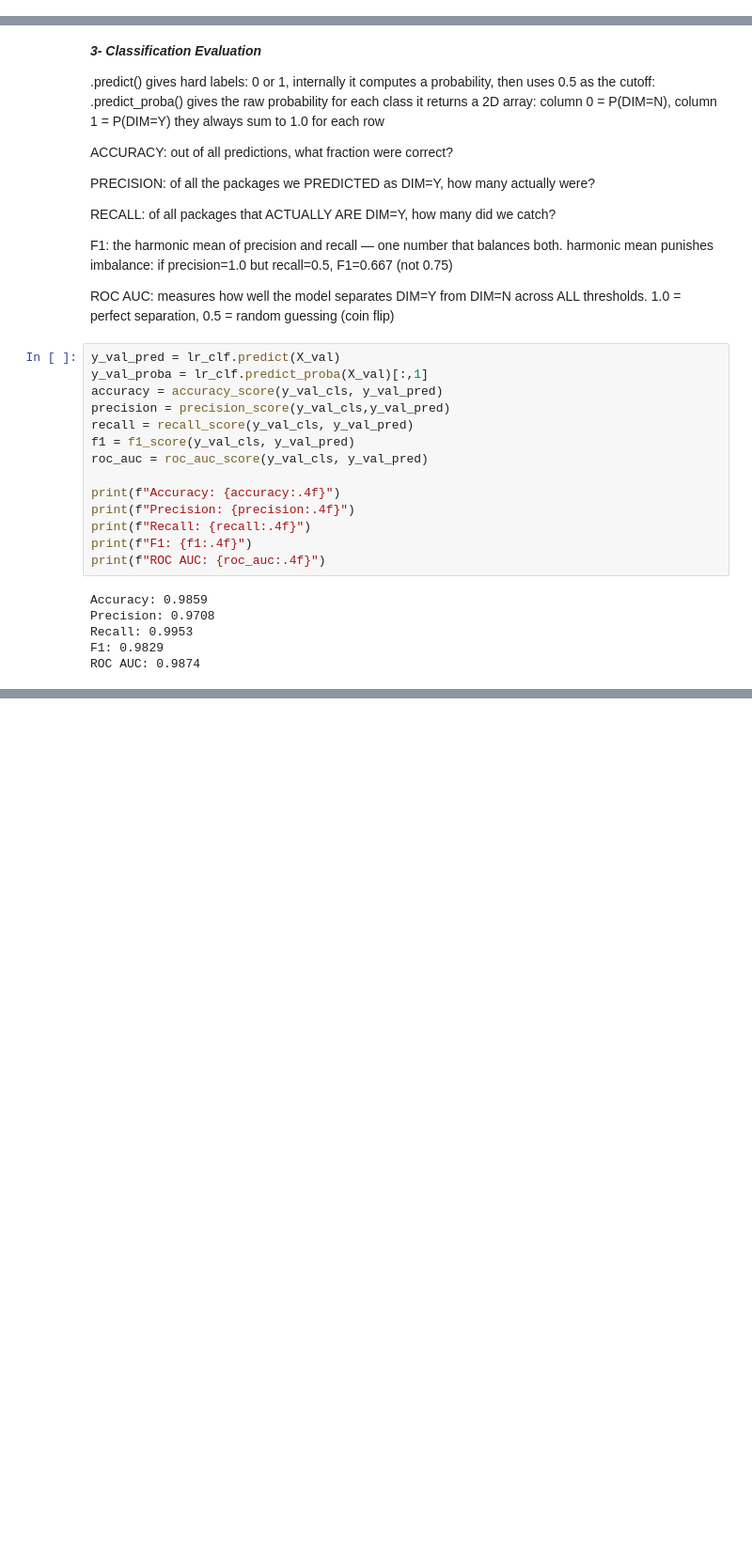
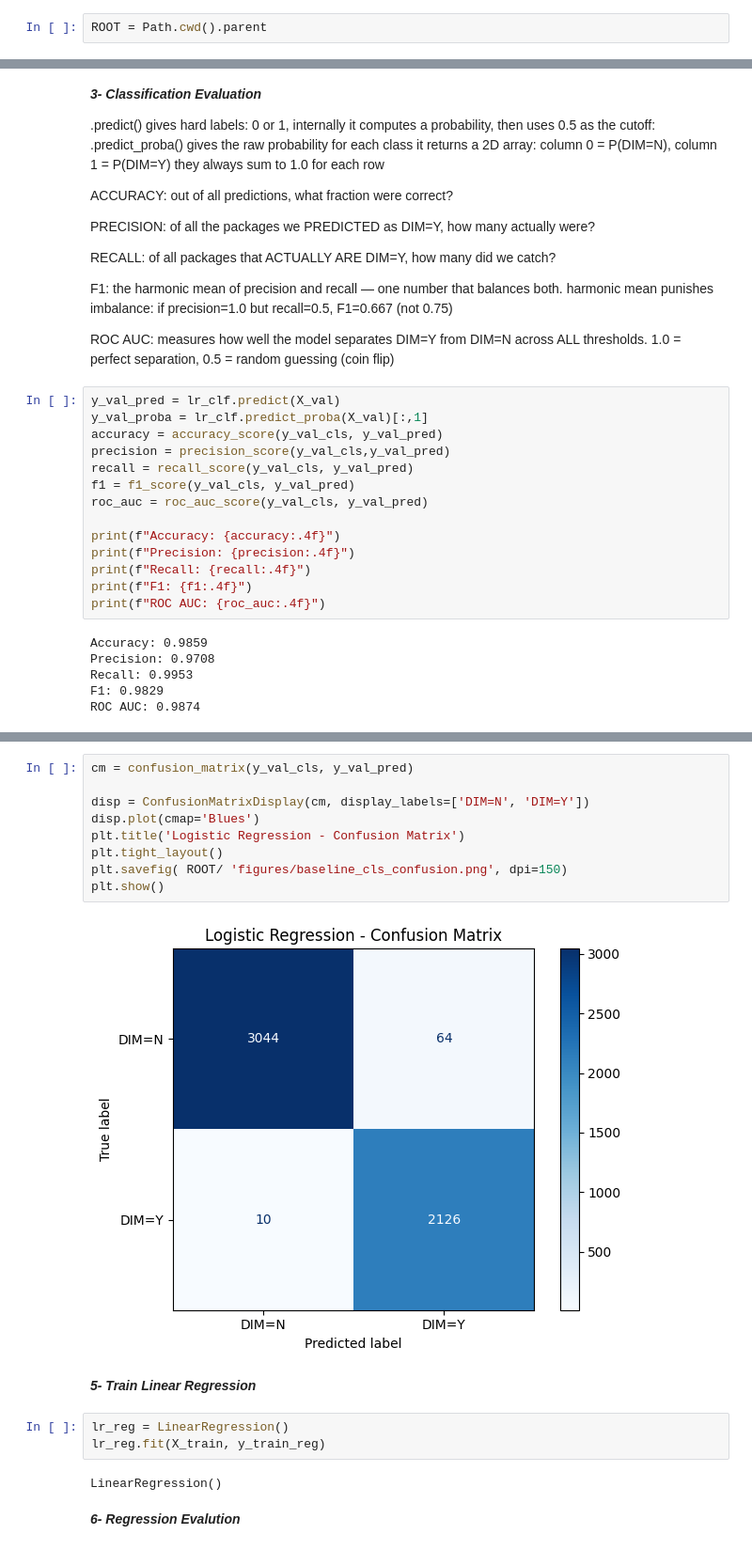
Before and after one commit to Fcorre000/shipping-dim-xgboost-pytorch, a Jupyter notebook: notebooks/03_baseline_models.ipynb, the cells around one changed output, grey strips where cells are left out. Shown at 94% size. Saved outputs shown, nothing was run; the diff lists cells and outputs as text; blank space fills up the shorter version.

Commit message:
finished baseline models and figures put in figure folder

```diff
--- a/notebooks/03_baseline_models.ipynb
+++ b/notebooks/03_baseline_models.ipynb
@@ -6,6 +6,8 @@ used
 **import Path**
 **ROOT = Path.cwd().parent**
 to make root directory correct so I wouldn't have to paste directory path from root
+# %%
+ROOT = Path.cwd().parent
 # %%
 import pandas as pd
 import numpy as np
@@ -99,0 +116,20 @@ ROC AUC: 0.9874
+# %%
+cm = confusion_matrix(y_val_cls, y_val_pred)
+
+disp = ConfusionMatrixDisplay(cm, display_labels=['DIM=N', 'DIM=Y'])
+disp.plot(cmap='Blues')
+plt.title('Logistic Regression - Confusion Matrix')
+plt.tight_layout()
+plt.savefig( ROOT/ 'figures/baseline_cls_confusion.png', dpi=150)
+plt.show()
+# %% [output]
+[figure, added]
+# %% [markdown]
+***5- Train Linear Regression***
+# %%
+lr_reg = LinearRegression()
+lr_reg.fit(X_train, y_train_reg)
+# %% [output]
+LinearRegression()
+# %% [markdown]
+***6- Regression Evalution***
```
Also changed, not shown: parts of 6 cells of this notebook, 2 other files.
